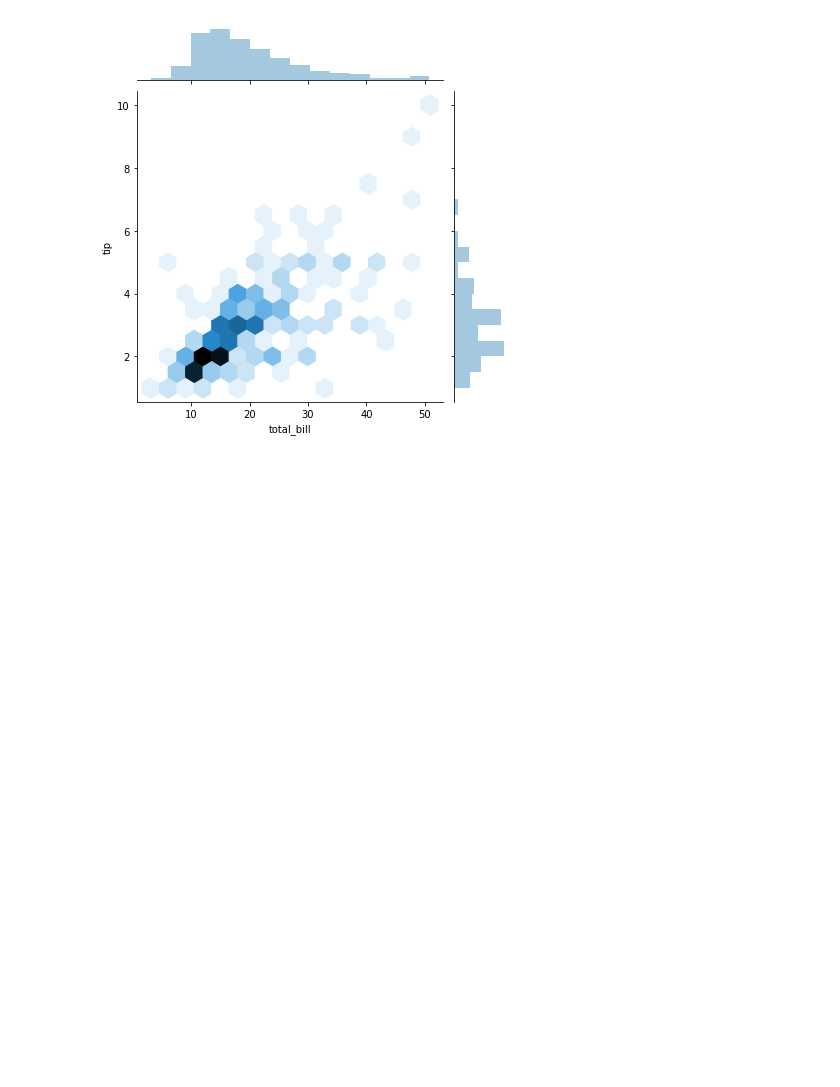
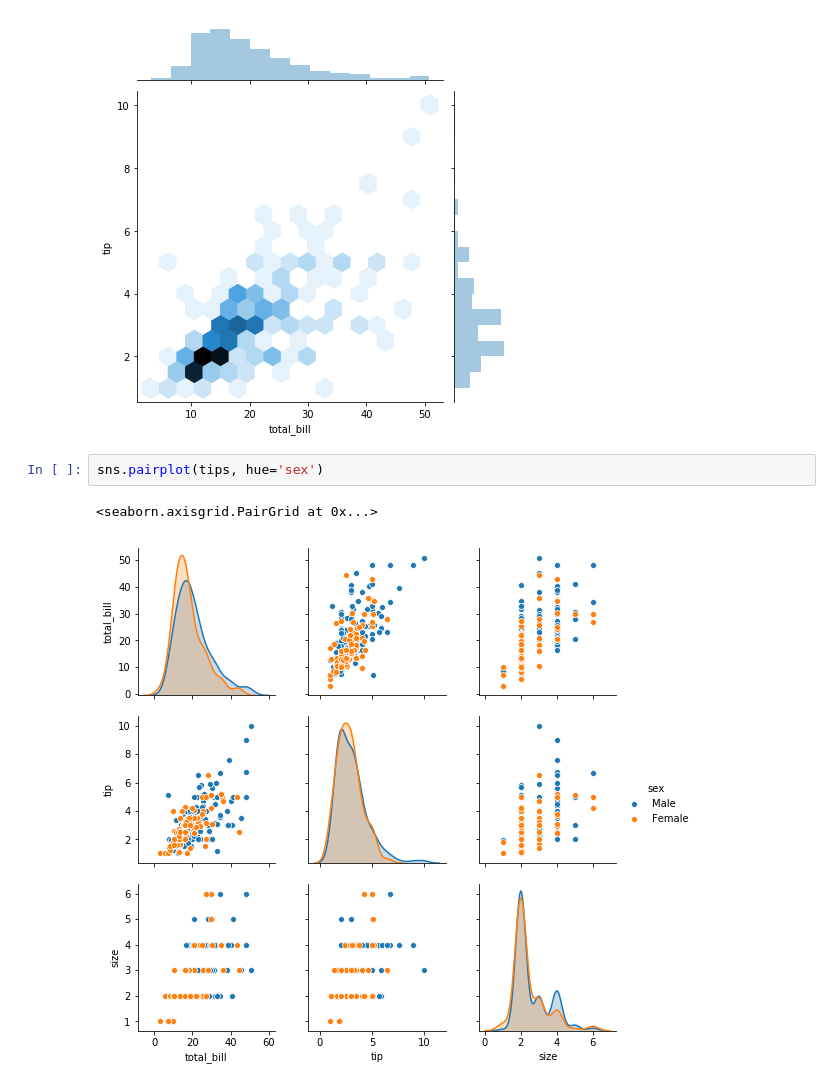
Before and after one commit to data-science-tsb/python-libraries, a Jupyter notebook: seaborn/Basics.ipynb, the cells around one changed output. Drawn from its saved outputs; the diff is of its cells as text; blank space fills up the shorter version.

```diff
--- a/seaborn/Basics.ipynb
+++ b/seaborn/Basics.ipynb
@@ -24,3 +24,8 @@ sns.jointplot(x='total_bill', y='tip', data=tips, kind='hex')
 # %% [output]
 <seaborn.axisgrid.JointGrid at 0x...>
 [figure]
+# %%
+sns.pairplot(tips, hue='sex')
+# %% [output]
+<seaborn.axisgrid.PairGrid at 0x...>
+[figure, added]
```
Also changed, not shown: parts of 1 cell of this notebook.
